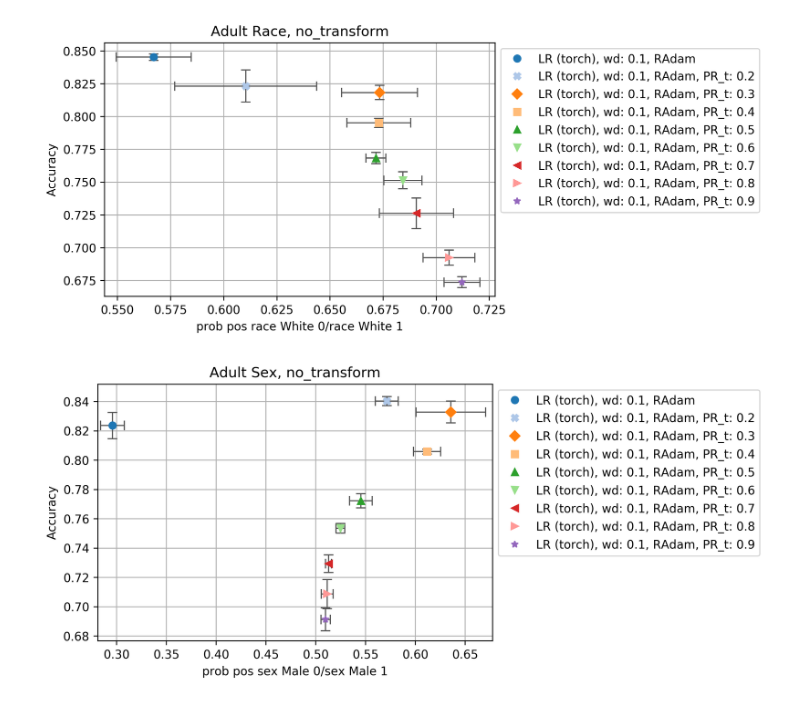
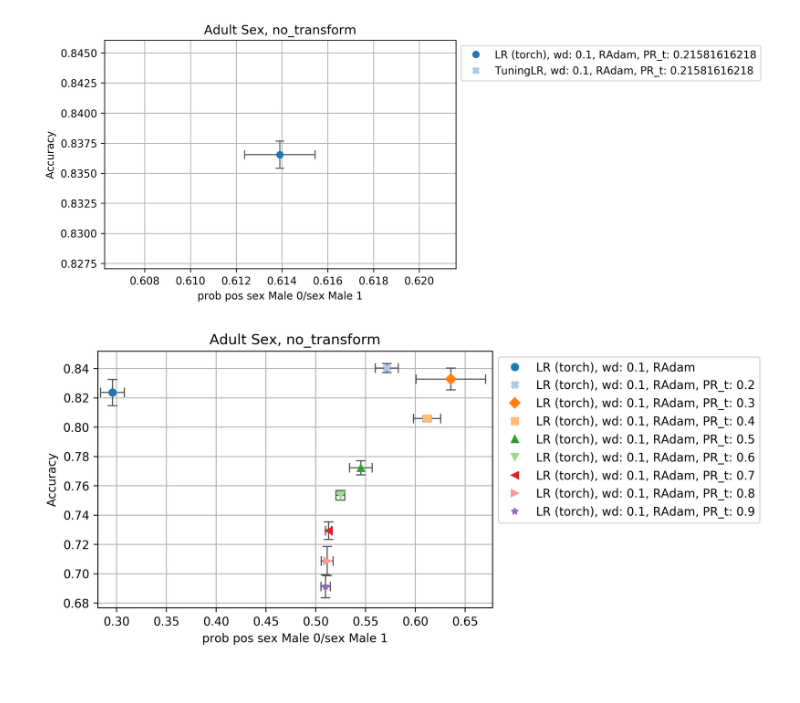
Before and after one commit to wearepal/ethicml-models, a Jupyter notebook: experiments/dp_lr.ipynb, the cells around one changed output. Drawn from its saved outputs; the diff is of its cells as text; code cells hidden in the pictures.

```diff
--- a/experiments/dp_lr.ipynb
+++ b/experiments/dp_lr.ipynb
@@ -23,11 +24,12 @@ data = [
 use_s = False
 # avg = 0.21144567506  # race
 avg = 0.21581616218  # sex
-results = evaluate_models(
+results = await evaluate_models_async(
     datasets=[Adult("Sex")],
     inprocess_models=[
 #         LrTorch(use_s=use_s),
-        LrTorch(fair=True, debiasing_args=DPFlags(target_rate_s0=avg, target_rate_s1=avg), use_s=use_s),
+        LrTorch(fair=True, debiasing_args=DPFlagsLegacy(target_rate_s0=avg, target_rate_s1=avg), use_s=use_s),
+        TuningLr(fair=True, debiasing_args=DPFlags(target_rate_s0=avg, target_rate_s1=avg), use_s=use_s),
 
 #         LrTorch(fair=True, debiasing_args=DPFlags(target_rate_s0=0.1, target_rate_s1=0.1), use_s=use_s),
 #         LrTorch(fair=True, debiasing_args=DPFlags(target_rate_s0=0.2, target_rate_s1=0.2), use_s=use_s),
@@ -42,9 +44,10 @@ results = evaluate_models(
     ],
     metrics=[Accuracy(), ProbPos(), AbsCV()],
     per_sens_metrics=[ProbPos()],
-    repeats=10,
-    topic="lr_dp_avg_no_s",
-    proportional_splits=True,
+    repeats=1,
+    topic="test",
+    splitter=ProportionalSplit(),
+    delete_prev=True,
 #     max_parallel=2,
 )
 # %%
@@ -71,13 +60,14 @@ results
 # %%
-plot_mean_std_box(
-    results.query('not model.str.contains("PR_t: 0.1")'),
+plot_results(
+    results,#.query('not model.str.contains("PR_t: 0.1")'),
     "Accuracy",
-    "prob_pos_race_White_0/race_White_1",
+    # "prob_pos_race_White_0/race_White_1",
+    "prob_pos_sex_Male_0/sex_Male_1",
     save=False,
-    use_cross=True
+    ptype="cross",
 )[0][0]
 # %% [output]
-[figure, old version]
+[figure, new version]
 # %%
 plot_mean_std_box(
     results.query('not model.str.contains("PR_t: 0.1")'),
```
Also changed, not shown: parts of 3 cells of this notebook, 27 other files.
